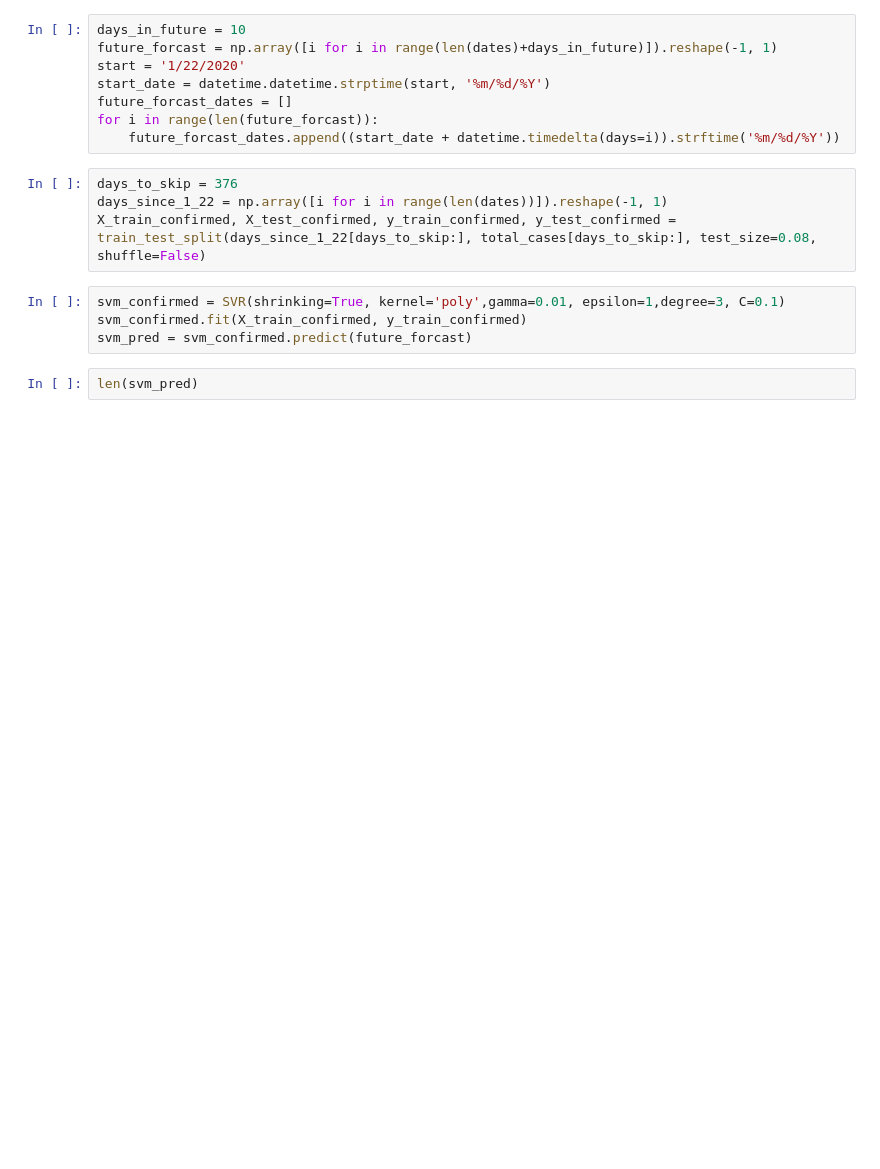
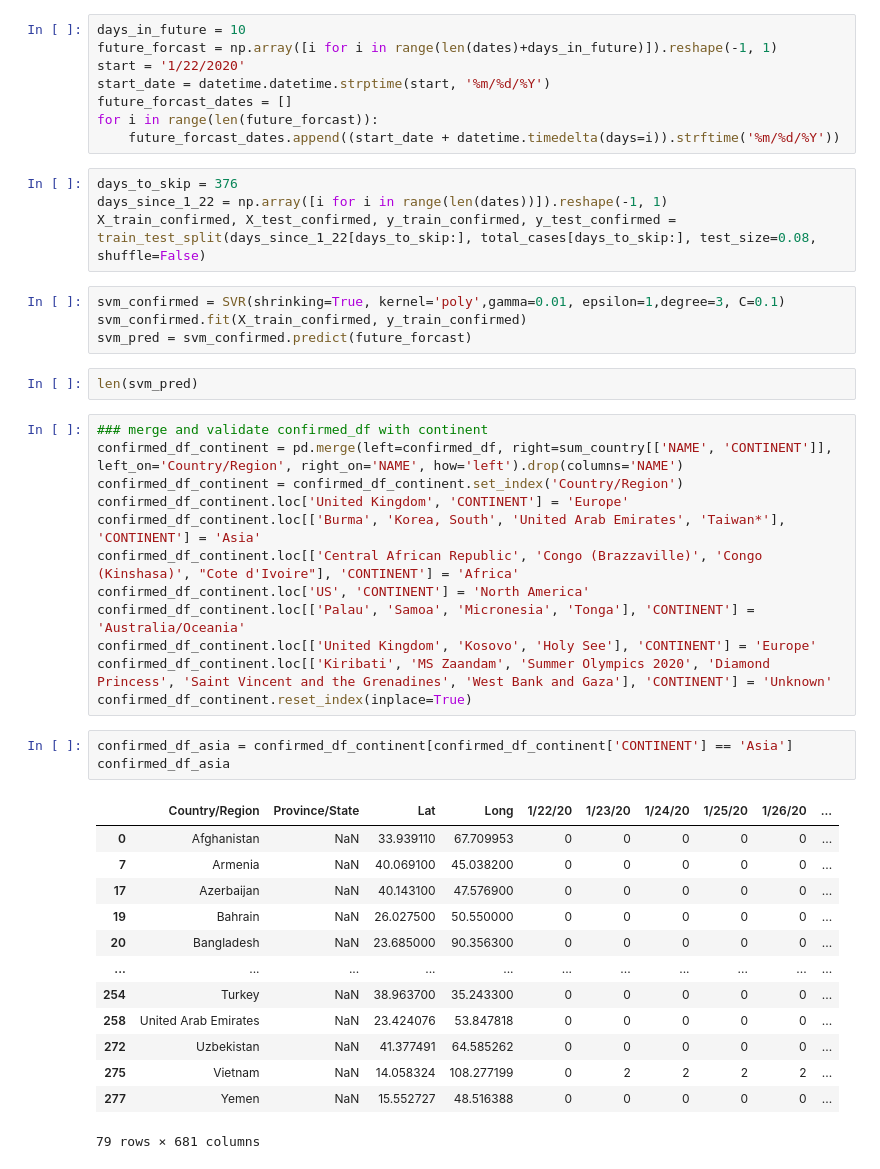
Before and after one commit to tanduy2407/Covid-19, a Jupyter notebook: chart_detail.ipynb, the cells around one changed output. Saved outputs shown, nothing was run; the diff lists cells and outputs as text; blank space fills up the shorter version.

```diff
--- a/chart_detail.ipynb
+++ b/chart_detail.ipynb
@@ -643,3 +545,32 @@ svm_confirmed.fit(X_train_confirmed, y_train_confirmed)
 svm_pred = svm_confirmed.predict(future_forcast)
 # %%
 len(svm_pred)
+# %%
+### merge and validate confirmed_df with continent
+confirmed_df_continent = pd.merge(left=confirmed_df, right=sum_country[['NAME', 'CONTINENT']], left_on='Country/Region', right_on='NAME', how='left').drop(columns='NAME')
+confirmed_df_continent = confirmed_df_continent.set_index('Country/Region')
+confirmed_df_continent.loc['United Kingdom', 'CONTINENT'] = 'Europe'
+confirmed_df_continent.loc[['Burma', 'Korea, South', 'United Arab Emirates', 'Taiwan*'], 'CONTINENT'] = 'Asia'
+confirmed_df_continent.loc[['Central African Republic', 'Congo (Brazzaville)', 'Congo (Kinshasa)', "Cote d'Ivoire"], 'CONTINENT'] = 'Africa'
+confirmed_df_continent.loc['US', 'CONTINENT'] = 'North America'
+confirmed_df_continent.loc[['Palau', 'Samoa', 'Micronesia', 'Tonga'], 'CONTINENT'] = 'Australia/Oceania'
+confirmed_df_continent.loc[['United Kingdom', 'Kosovo', 'Holy See'], 'CONTINENT'] = 'Europe'
+confirmed_df_continent.loc[['Kiribati', 'MS Zaandam', 'Summer Olympics 2020', 'Diamond Princess', 'Saint Vincent and the Grenadines', 'West Bank and Gaza'], 'CONTINENT'] = 'Unknown'
+confirmed_df_continent.reset_index(inplace=True)
+# %%
+confirmed_df_asia = confirmed_df_continent[confirmed_df_continent['CONTINENT'] == 'Asia']
+confirmed_df_asia
+# %% [output]
+|  | Country/Region | Province/State | Lat | Long | 1/22/20 | 1/23/20 | 1/24/20 | 1/25/20 | 1/26/20 | ... |
+| 0 | Afghanistan | NaN | 33.939110 | 67.709953 | 0 | 0 | 0 | 0 | 0 | ... |
+| 7 | Armenia | NaN | 40.069100 | 45.038200 | 0 | 0 | 0 | 0 | 0 | ... |
+| 17 | Azerbaijan | NaN | 40.143100 | 47.576900 | 0 | 0 | 0 | 0 | 0 | ... |
+| 19 | Bahrain | NaN | 26.027500 | 50.550000 | 0 | 0 | 0 | 0 | 0 | ... |
+| 20 | Bangladesh | NaN | 23.685000 | 90.356300 | 0 | 0 | 0 | 0 | 0 | ... |
+| ... | ... | ... | ... | ... | ... | ... | ... | ... | ... | ... |
+| 254 | Turkey | NaN | 38.963700 | 35.243300 | 0 | 0 | 0 | 0 | 0 | ... |
+| 258 | United Arab Emirates | NaN | 23.424076 | 53.847818 | 0 | 0 | 0 | 0 | 0 | ... |
+| 272 | Uzbekistan | NaN | 41.377491 | 64.585262 | 0 | 0 | 0 | 0 | 0 | ... |
+| 275 | Vietnam | NaN | 14.058324 | 108.277199 | 0 | 2 | 2 | 2 | 2 | ... |
+| 277 | Yemen | NaN | 15.552727 | 48.516388 | 0 | 0 | 0 | 0 | 0 | ... |
+79 rows × 681 columns
```
Also changed, not shown: parts of 22 cells of this notebook, 6 other files.
